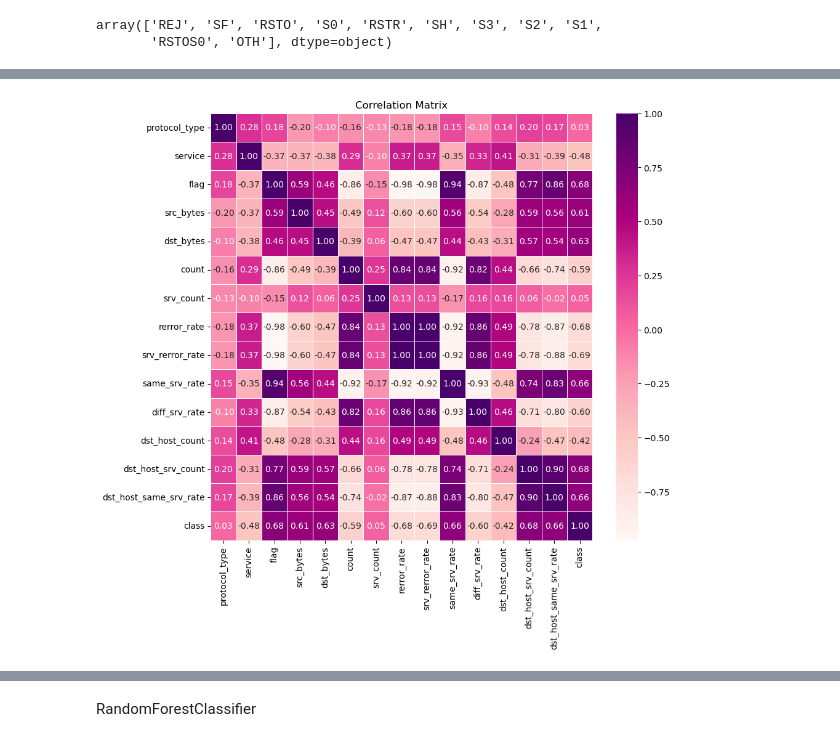
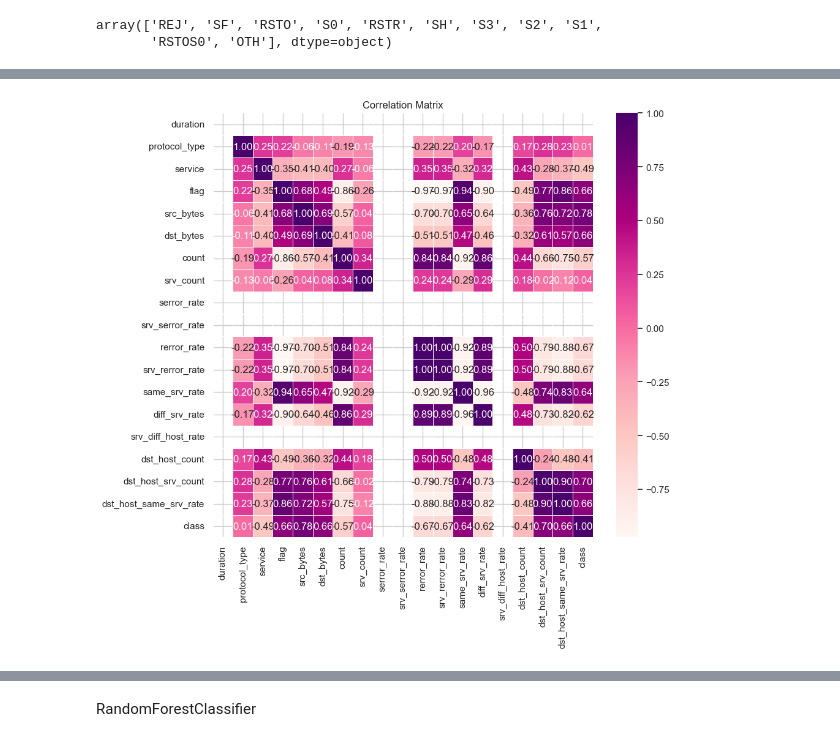
Before and after one commit to AshrafHussain23/DMML_Project, a Jupyter notebook: Network Intrusion.ipynb, the cells around one changed output, grey strips where cells are left out. Cells and saved outputs as stored; diff of their text form; code cells hidden in the pictures.

```diff
--- a/Network Intrusion.ipynb
+++ b/Network Intrusion.ipynb
@@ -180,8 +176,0 @@ df.head(10)
-# %%
-# Get float columns
-# Define the columns to round up and convert to integers
-columns_to_round = ['src_bytes', 'dst_bytes', 'count', 'srv_count', 'serror_rate', 'rerror_rate']
-
-# Round up float columns and convert to integers
-for col in columns_to_round:
-    df[col] = df[col].round(0).astype(int)
@@ -475,14 +516,9 @@ df.head()
 # %%
-import pandas as pd
+numerical_columns = df.select_dtypes(include=['int64', 'float64'])
 
-# Assuming 'df' is your DataFrame containing numerical columns
-# Replace this with your actual DataFrame
-numerical_cols = ['duration', 'src_bytes', 'dst_bytes', 'count', 'srv_count', 'serror_rate', 'srv_serror_rate', 'rerror_rate', 'srv_rerror_rate', 'same_srv_rate', 'diff_srv_rate', 'srv_diff_host_rate', 'dst_host_count', 'dst_host_srv_count', 'dst_host_same_srv_rate']
-
-# Define a function to detect outliers using the IQR method
-def find_outliers_iqr(df, numerical_cols, threshold=1.5):
+def find_outliers_iqr(df, numerical_columns, threshold=1.5):
     outlier_count = {}
-    for col in numerical_cols:
+    for col in numerical_columns:
         q1 = df[col].quantile(0.25)
         q3 = df[col].quantile(0.75)
         iqr = q3 - q1
@@ -492,10 +528,8 @@ def find_outliers_iqr(df, numerical_cols, threshold=1.5):
         outlier_count[col] = len(outliers_col)
     return outlier_count
 
-# Detect outliers in numerical columns using the IQR method
-outlier_count_iqr = find_outliers_iqr(df, numerical_cols)
+outlier_count_iqr = find_outliers_iqr(df, numerical_columns)
 
-# Display the number of outliers for each column
 print("Number of outliers detected using IQR method:")
 for col, count in outlier_count_iqr.items():
     print(f"{col}: {count}")
@@ -576,0 +608,3 @@ plt.show()
+# %%
+cleaned_df.reset_index(drop=True, inplace=True)
+cleaned_df
@@ -577,10 +671,9 @@ plt.show()
 # %%
-# Create a label encoder
 from sklearn.preprocessing import LabelEncoder
+
 label_encoder = LabelEncoder()
 
-# Apply label encoding to each column in the DataFrame
-for column in df.columns:
-    if df[column].dtype == 'object':
-        df[column] = label_encoder.fit_transform(df[column])
+for column in cleaned_df.columns:
+    if cleaned_df[column].dtype == 'object':
+        cleaned_df[column] = label_encoder.fit_transform(cleaned_df[column])
 # %%
@@ -647,10 +713,8 @@ df.head()
 # %%
-# Plot the correlation matrix with pink color
-import seaborn as sns
-correlation_matrix = df.corr()
+correlation_matrix = cleaned_df.corr()
 plt.figure(figsize=(10, 9))
 sns.heatmap(correlation_matrix, annot=True, fmt='.2f', linewidths=0.5, cmap='RdPu')
 plt.title('Correlation Matrix')
 plt.show()
 # %% [output]
-[figure, old version]
+[figure, new version]
```
Also changed, not shown: parts of 82 cells of this notebook.
